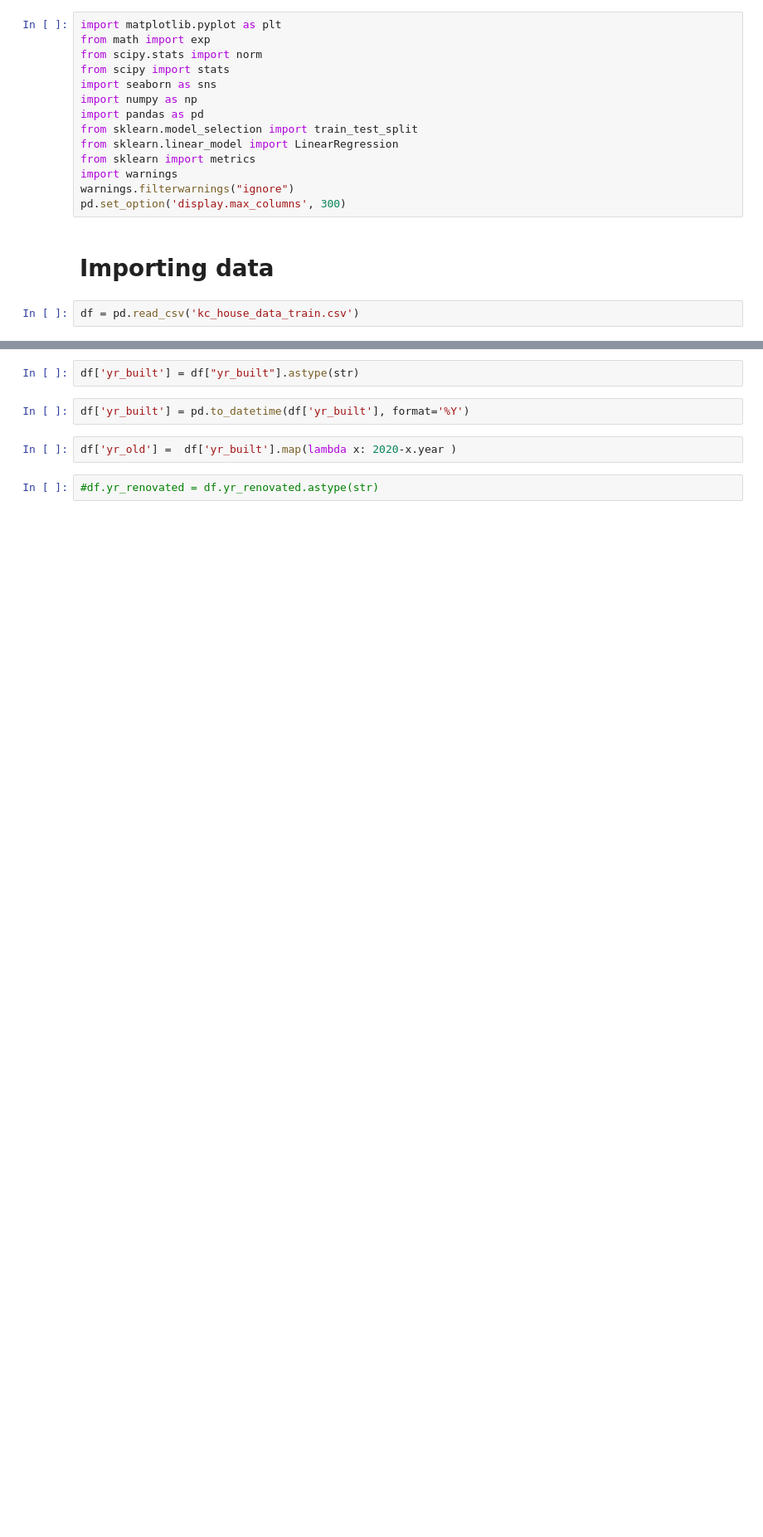
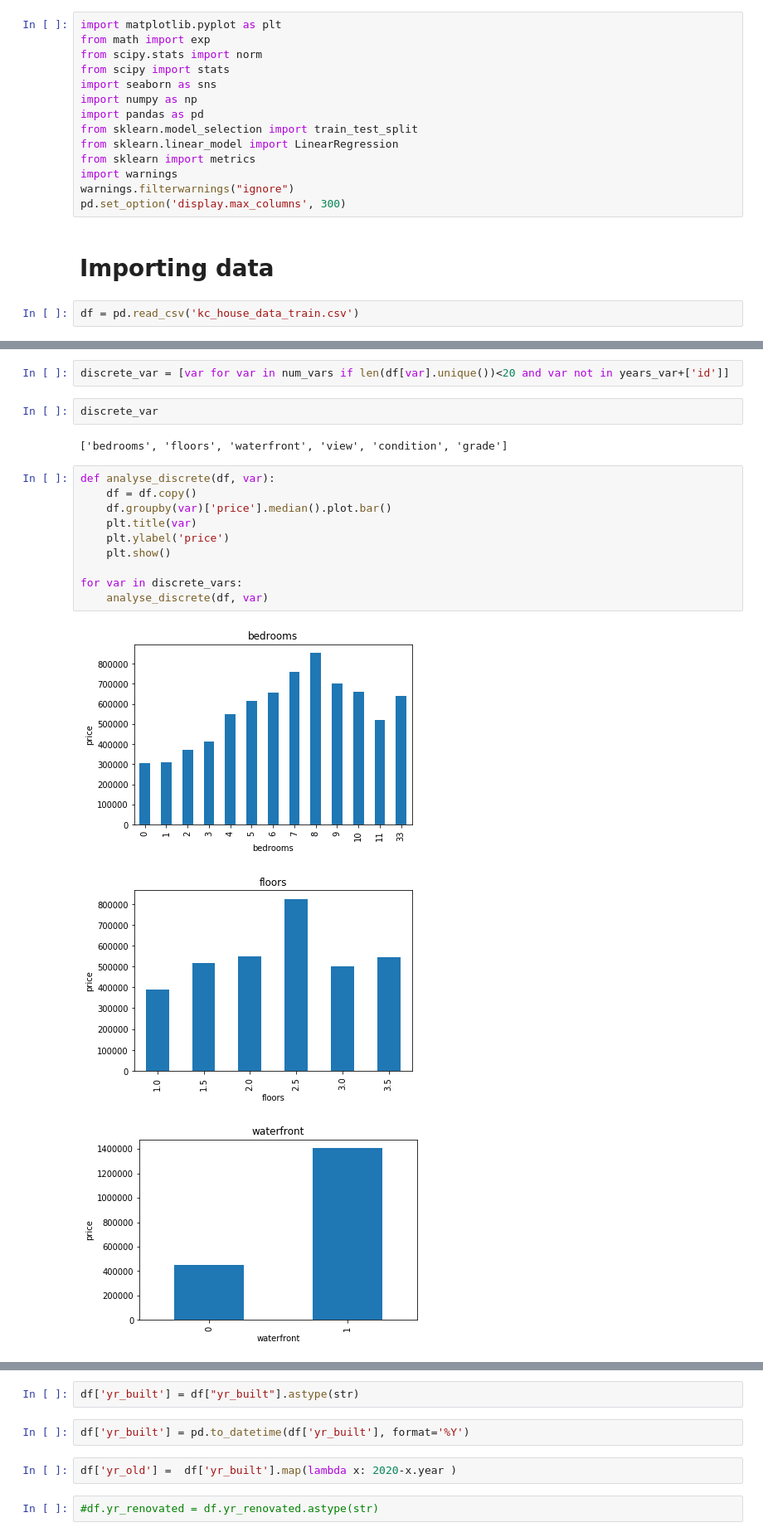
Before and after one commit to k0marrr1/nyc-mhtn-ds-010620-lectures, a Jupyter notebook: week-6/KC_house_data/Housing Statistics Project .ipynb, the cells around one changed output, grey strips where cells are left out. Shown at 83% size. Saved outputs shown, nothing was run; the diff lists cells and outputs as text; blank space fills up the shorter version.

```diff
--- a/week-6/KC_house_data/Housing Statistics Project .ipynb
+++ b/week-6/KC_house_data/Housing Statistics Project .ipynb
@@ -20,0 +82,20 @@ df = pd.read_csv('kc_house_data_train.csv')
+# %%
+discrete_var = [var for var in num_vars if len(df[var].unique())<20 and var not in years_var+['id']]
+# %%
+discrete_var
+# %% [output]
+['bedrooms', 'floors', 'waterfront', 'view', 'condition', 'grade']
+# %%
+def analyse_discrete(df, var):
+    df = df.copy()
+    df.groupby(var)['price'].median().plot.bar()
+    plt.title(var)
+    plt.ylabel('price')
+    plt.show()
+
+for var in discrete_vars:
+    analyse_discrete(df, var)
+# %% [output]
+[figure, added]
+[figure, added]
+[figure, added]
```
Also changed, not shown: parts of 23 cells of this notebook.
